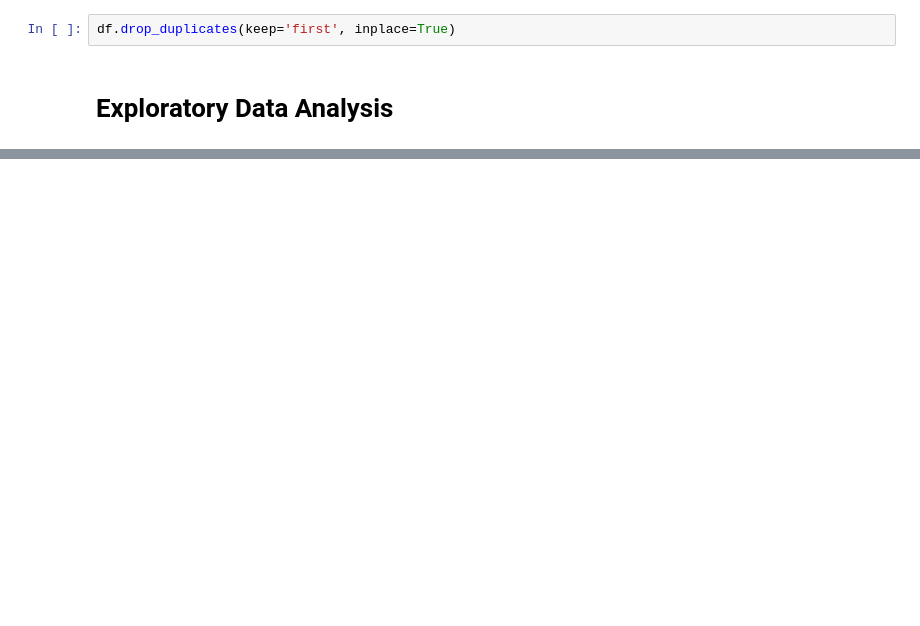
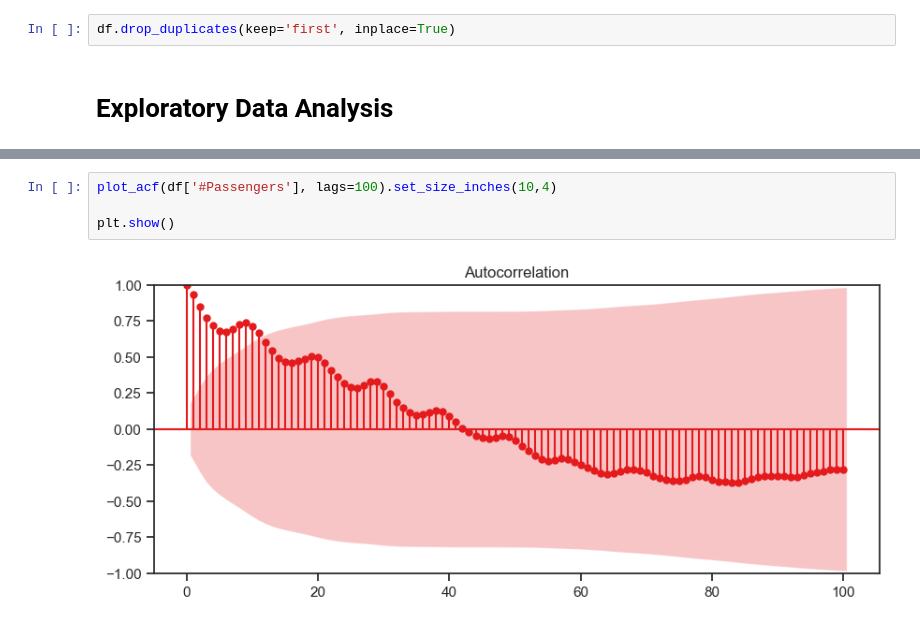
Before and after one commit to iamblack08/Air-passenger-prediction, a Jupyter notebook: main.ipynb, the cells around one changed output, grey strips where cells are left out. Drawn from its saved outputs; the diff is of its cells as text; blank space fills up the shorter version.

```diff
--- a/main.ipynb
+++ b/main.ipynb
@@ -125,0 +126,6 @@ plt.show()
+# %%
+plot_acf(df['#Passengers'], lags=100).set_size_inches(10,4)
+
+plt.show()
+# %% [output]
+[figure, added]
```
Also changed, not shown: parts of 18 cells of this notebook, 3 other files.
